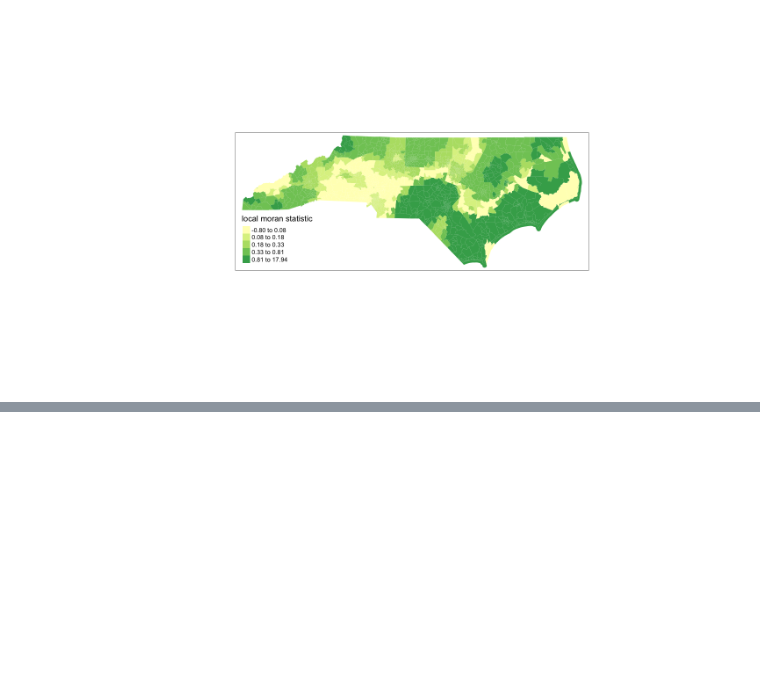
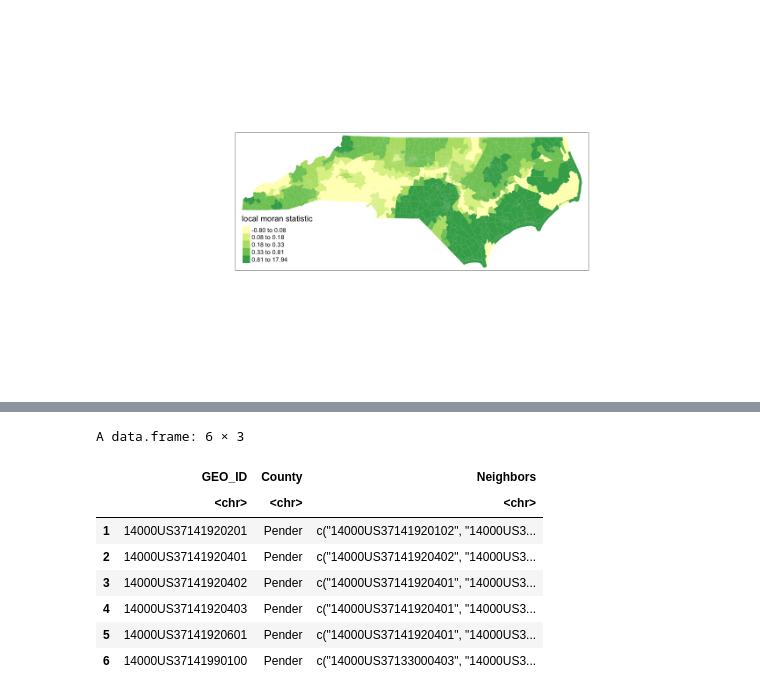
Before and after one commit to UNC-CEMALB/ENVIROSCAN, a Jupyter notebook: 6. Wildfire Risk Spatial Analysis/Wildfire Risk Spatial Analysis.ipynb, the cells around one changed output, grey strips where cells are left out. Drawn from its saved outputs; the diff is of its cells as text; code cells hidden in the pictures; blank space fills up the shorter version.

```diff
--- a/6. Wildfire Risk Spatial Analysis/Wildfire Risk Spatial Analysis.ipynb
+++ b/6. Wildfire Risk Spatial Analysis/Wildfire Risk Spatial Analysis.ipynb
@@ -312,0 +311,34 @@ ggplot(whp_spatial_sf) +
+# %%
+# creating a final df for local moran values
+# starting by going back to find the neighbors for each geo id
+neighbors_df = data.frame()
+for (i in 1:length(whp_spatial_sf$GEO_ID)){
+
+    # geo id for this region (polygon)
+    GEO_ID = as.character(whp_spatial_sf$GEO_ID[[i]])
+
+    # getting county
+    County = as.character(whp_spatial_sf$County[i])
+
+    # neighbors for this geo id
+    Neighbors = as.character(list(whp_spatial_sf$GEO_ID[neighbors[[i]]]))
+
+    # saving data
+    row_data = cbind(GEO_ID, County, Neighbors)
+    #print(i)
+    #print(row_data)
+    neighbors_df = rbind(neighbors_df, row_data)
+}
+
+# viewing df
+head(neighbors_df)
+# %% [output]
+A data.frame: 6 × 3
+|  | GEO_ID | County | Neighbors |
+|  | <chr> | <chr> | <chr> |
+| 1 | 14000US37141920201 | Pender | c("14000US37141920102", "14000US3... |
+| 2 | 14000US37141920401 | Pender | c("14000US37141920402", "14000US3... |
+| 3 | 14000US37141920402 | Pender | c("14000US37141920401", "14000US3... |
+| 4 | 14000US37141920403 | Pender | c("14000US37141920401", "14000US3... |
+| 5 | 14000US37141920601 | Pender | c("14000US37141920401", "14000US3... |
+| 6 | 14000US37141990100 | Pender | c("14000US37133000403", "14000US3... |
```
Also changed, not shown: parts of 15 cells of this notebook.
